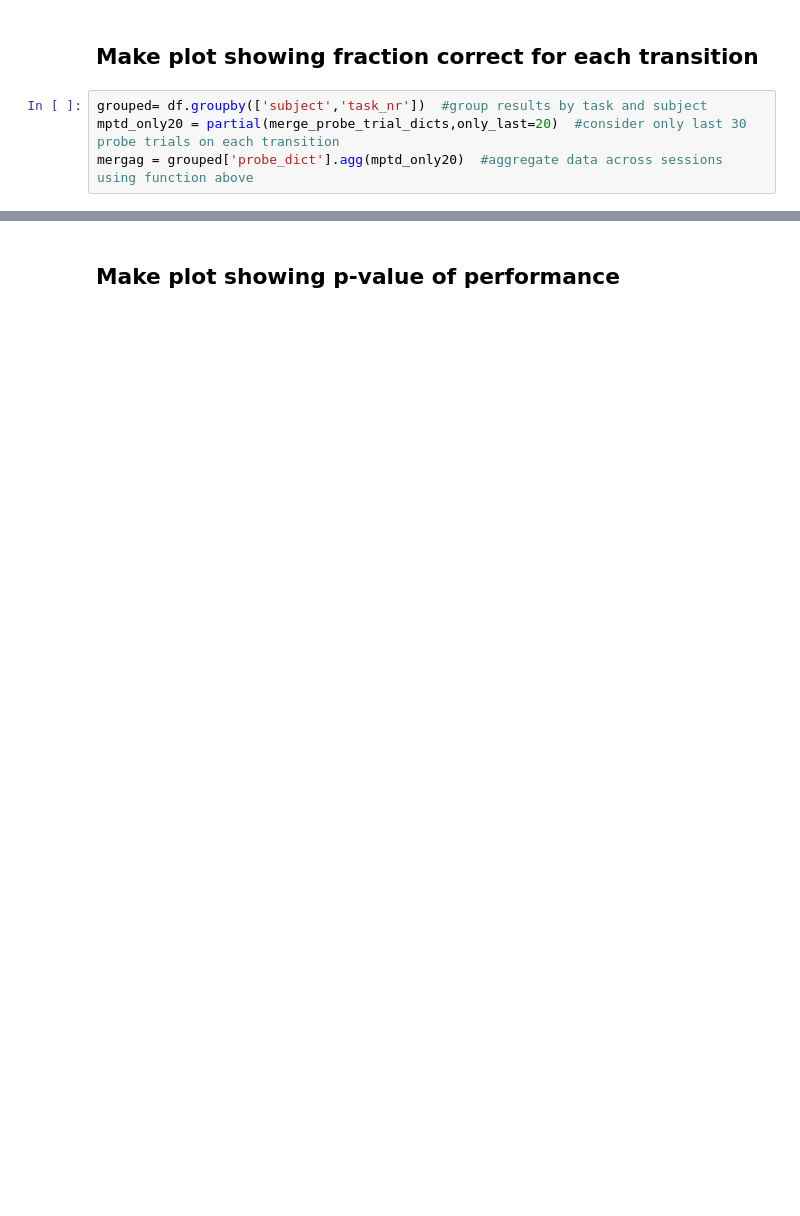
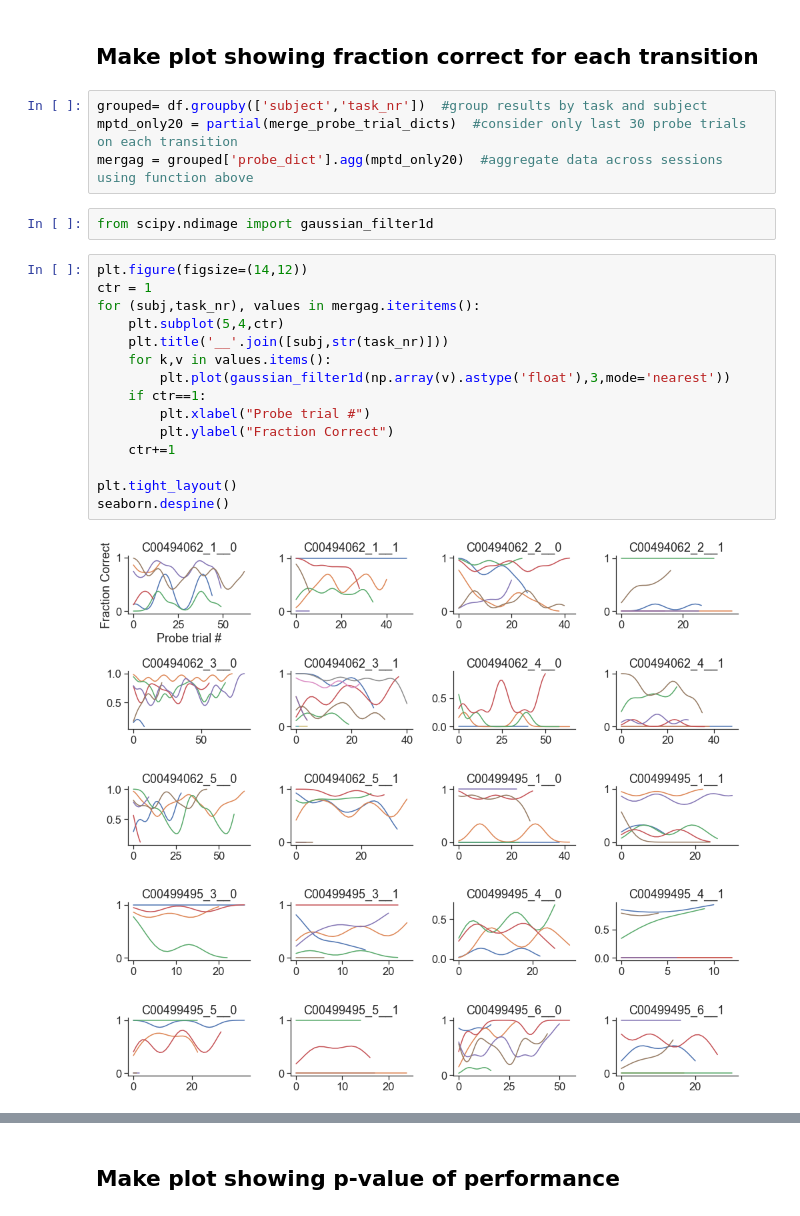
Before and after one commit to yves-weissenberger/line_loop, a Jupyter notebook: project_notebooks/line_loop/follow_the_light/process_homecage_data_clean.ipynb, the cells around one changed output, grey strips where cells are left out. Drawn from its saved outputs; the diff is of its cells as text; blank space fills up the shorter version.

```diff
--- a/project_notebooks/line_loop/follow_the_light/process_homecage_data_clean.ipynb
+++ b/project_notebooks/line_loop/follow_the_light/process_homecage_data_clean.ipynb
@@ -348,5 +348,24 @@ for l in legend.get_texts():
 ## Make plot showing fraction correct for each transition
 # %%
 grouped= df.groupby(['subject','task_nr'])  #group results by task and subject
-mptd_only20 = partial(merge_probe_trial_dicts,only_last=20)  #consider only last 30 probe trials on each transition
+mptd_only20 = partial(merge_probe_trial_dicts)  #consider only last 30 probe trials on each transition
 mergag = grouped['probe_dict'].agg(mptd_only20)  #aggregate data across sessions using function above
+# %%
+from scipy.ndimage import gaussian_filter1d
+# %%
+plt.figure(figsize=(14,12))
+ctr = 1
+for (subj,task_nr), values in mergag.iteritems():
+    plt.subplot(5,4,ctr)
+    plt.title('__'.join([subj,str(task_nr)]))
+    for k,v in values.items():
+        plt.plot(gaussian_filter1d(np.array(v).astype('float'),3,mode='nearest'))
+    if ctr==1:
+        plt.xlabel("Probe trial #")
+        plt.ylabel("Fraction Correct")
+    ctr+=1
+
+plt.tight_layout()
+seaborn.despine()
+# %% [output]
+[figure, added]
```
Also changed, not shown: parts of 9 cells of this notebook.
